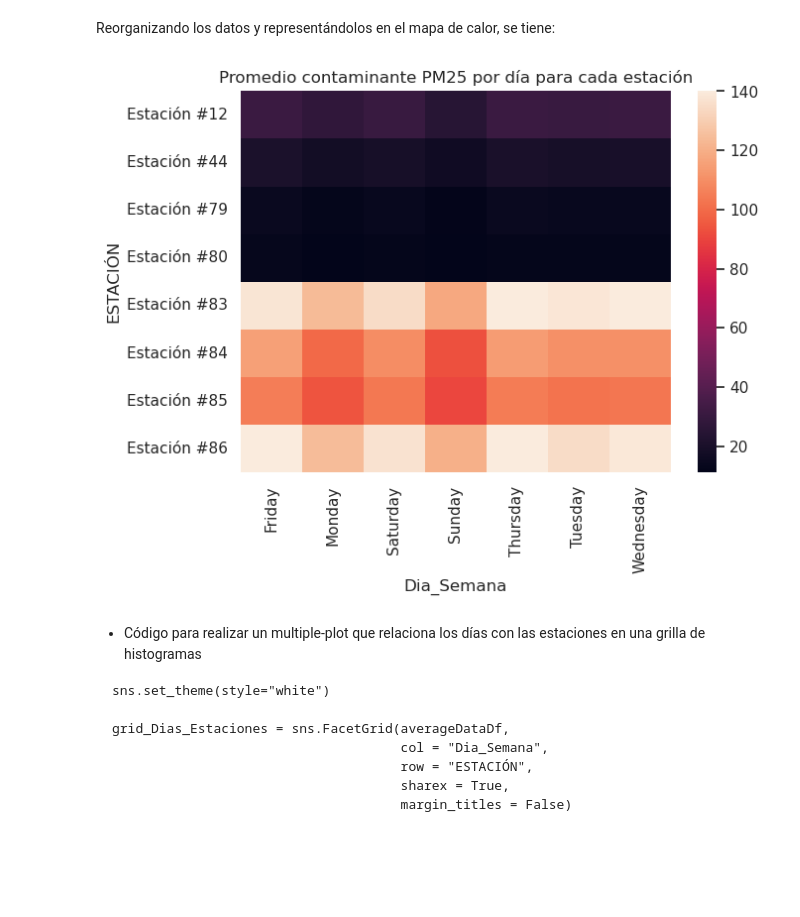
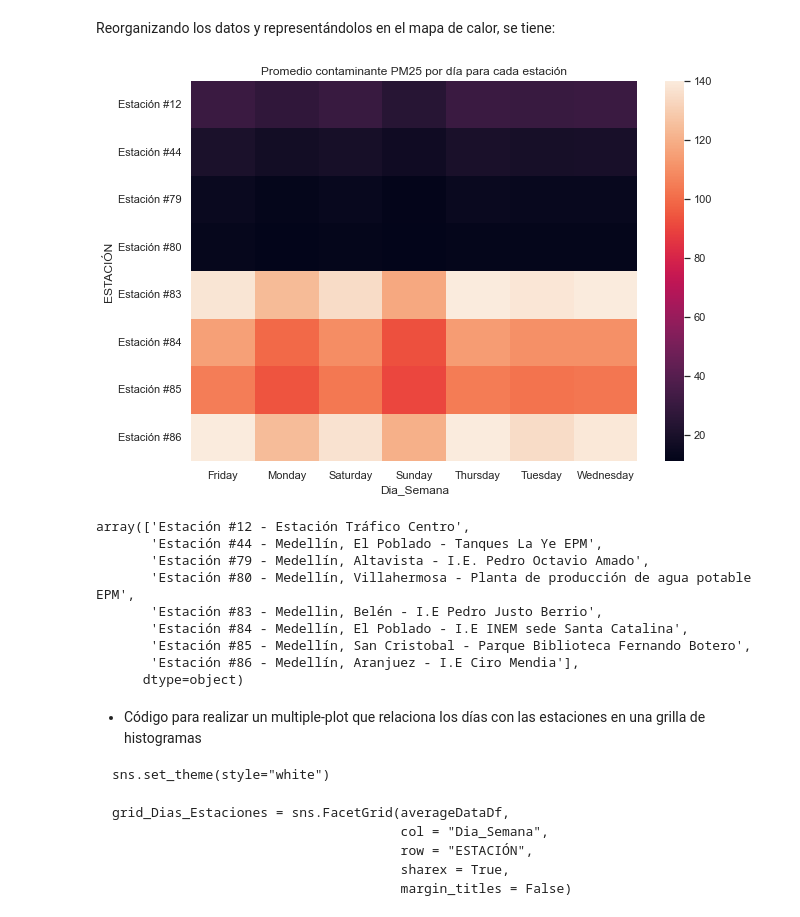
Before and after one commit to LeoUribC/CITRA_DataScience, a Jupyter notebook: CITRA_PM25/ConsolidadoEstaciones.ipynb, the cells around one changed output. Cells and saved outputs as stored; diff of their text form; code cells hidden in the pictures; blank space fills up the shorter version.

```diff
--- a/CITRA_PM25/ConsolidadoEstaciones.ipynb
+++ b/CITRA_PM25/ConsolidadoEstaciones.ipynb
@@ -154,7 +151,7 @@ sns.boxplot(x="PromedioPM25", y="Dia_Semana", data=averageDataDf,
 sns.stripplot(x="PromedioPM25", y="Dia_Semana", data=averageDataDf,
               size=4, color=".3", linewidth=0)
 
-sns.set(rc={'figure.figsize':(7, 5)}); plt.grid(); plt.show()
+sns.set(rc={'figure.figsize':(12, 7)}); plt.grid(); plt.show()
 
 # para guardar el plot
 #plt.savefig('promedioEmisionesDia.png', dpi=300)
@@ -190,0 +194,12 @@ sns.set(rc={'figure.figsize':(7,5)}); plt.grid(); plt.show()
+# %%
+f = Fitter(averageDataDf[averageDataDf["PromedioPM25"] >= 60]["PromedioPM25"],
+           distributions=['gamma',
+                          'lognorm',
+                          't',
+                          'f',
+                          "beta",
+                          "chi2",
+                          "norm"])
+
+sns.set(rc={'figure.figsize':(11,7)}); plt.grid()
+f.fit(); f.summary()
@@ -236,11 +267,24 @@ Reorganizando los datos y representándolos en el mapa de calor, se tiene:
 # %%
 PM25_Pivot = avrDayStationPM25.pivot("ESTACIÓN", "Dia_Semana", "PromedioPM25")
 
+sns.set(rc={'figure.figsize':(10,7)})
 sns.color_palette("dark:salmon_r", as_cmap=True)
 sns.heatmap(PM25_Pivot)
 plt.title("Promedio contaminante PM25 por día para cada estación"); plt.show()
 # %% [output]
-[figure, old version]
+[figure, new version]
+# %%
+estaciones
+# %% [output]
+array(['Estación #12 - Estación Tráfico Centro',
+       'Estación #44 - Medellín, El Poblado - Tanques La Ye EPM',
+       'Estación #79 - Medellín, Altavista - I.E. Pedro Octavio Amado',
+       'Estación #80 - Medellín, Villahermosa - Planta de producción de agua potable EPM',
+       'Estación #83 - Medellin, Belén - I.E Pedro Justo Berrio',
+       'Estación #84 - Medellín, El Poblado - I.E INEM sede Santa Catalina',
+       'Estación #85 - Medellín, San Cristobal - Parque Biblioteca Fernando Botero',
+       'Estación #86 - Medellín, Aranjuez - I.E Ciro Mendia'],
+      dtype=object)
 # %% [markdown]
 - Código para realizar un multiple-plot que relaciona los días con las estaciones en una grilla de histogramas
 
```
Also changed, not shown: parts of 11 cells of this notebook, 1 other file.
